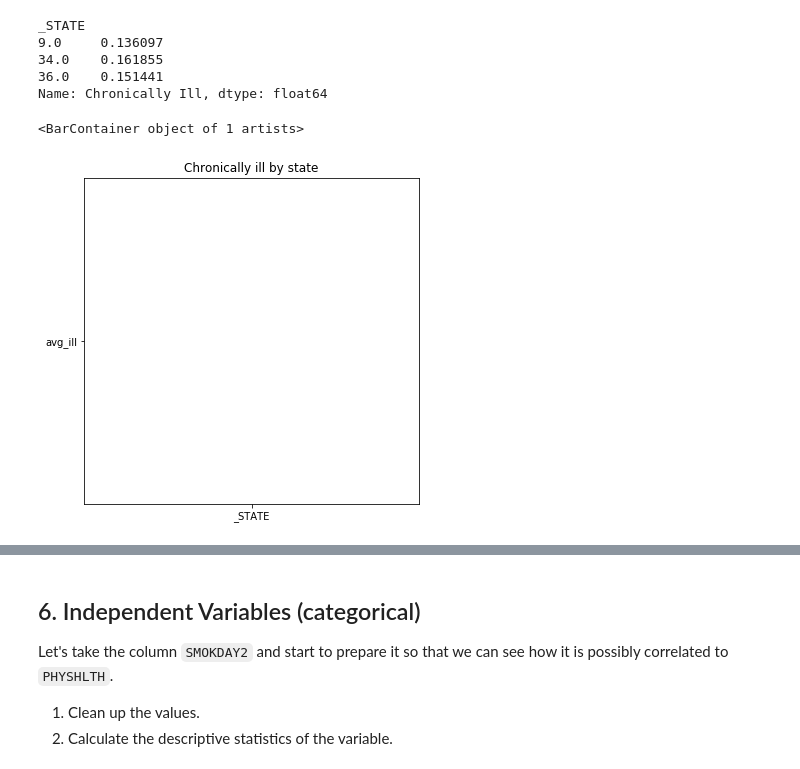
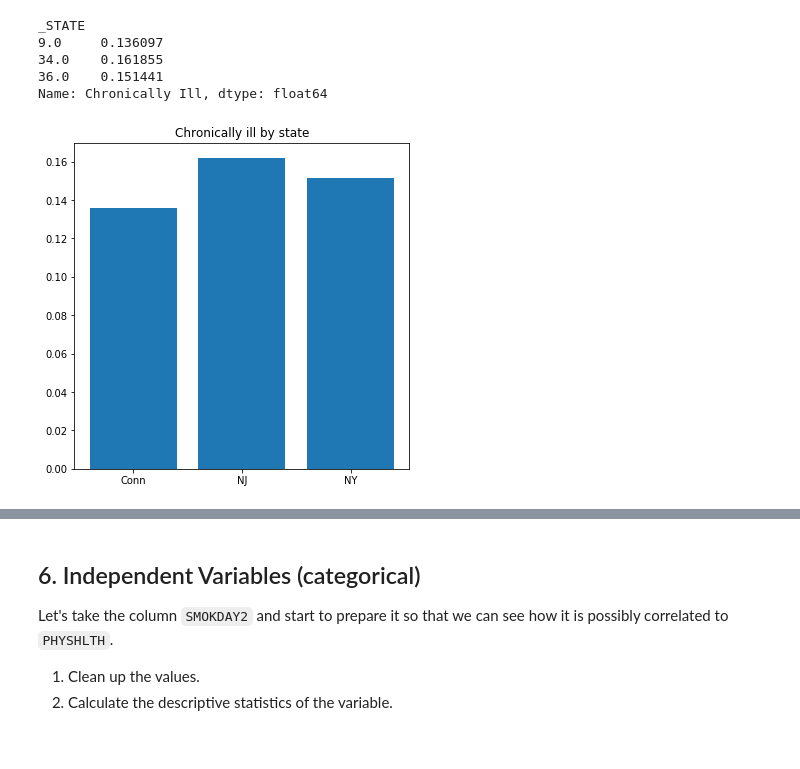
Before and after one commit to Vajrasamaya/nyc-ds-111819-lectures, a Jupyter notebook: Mod_1/case_study/Data_Exploration_Applied.ipynb, the cells around one changed output, grey strips where cells are left out. Saved outputs shown, nothing was run; the diff lists cells and outputs as text; code cells hidden in the pictures.

```diff
--- a/Mod_1/case_study/Data_Exploration_Applied.ipynb
+++ b/Mod_1/case_study/Data_Exploration_Applied.ipynb
@@ -299,8 +312,7 @@ Name: Chronically Ill, dtype: float64
 # %%
 # create graphic to compare chronically sick by state
 plt.figure(figsize=(6,6))
 plt.title("Chronically ill by state")
-plt.bar("_STATE", "avg_ill")
+plt.bar(states ,avg_ill );
 # %% [output]
-<BarContainer object of 1 artists>
-[figure, old version]
+[figure, new version]
```
Also changed, not shown: parts of 7 cells of this notebook, 15 other files.
